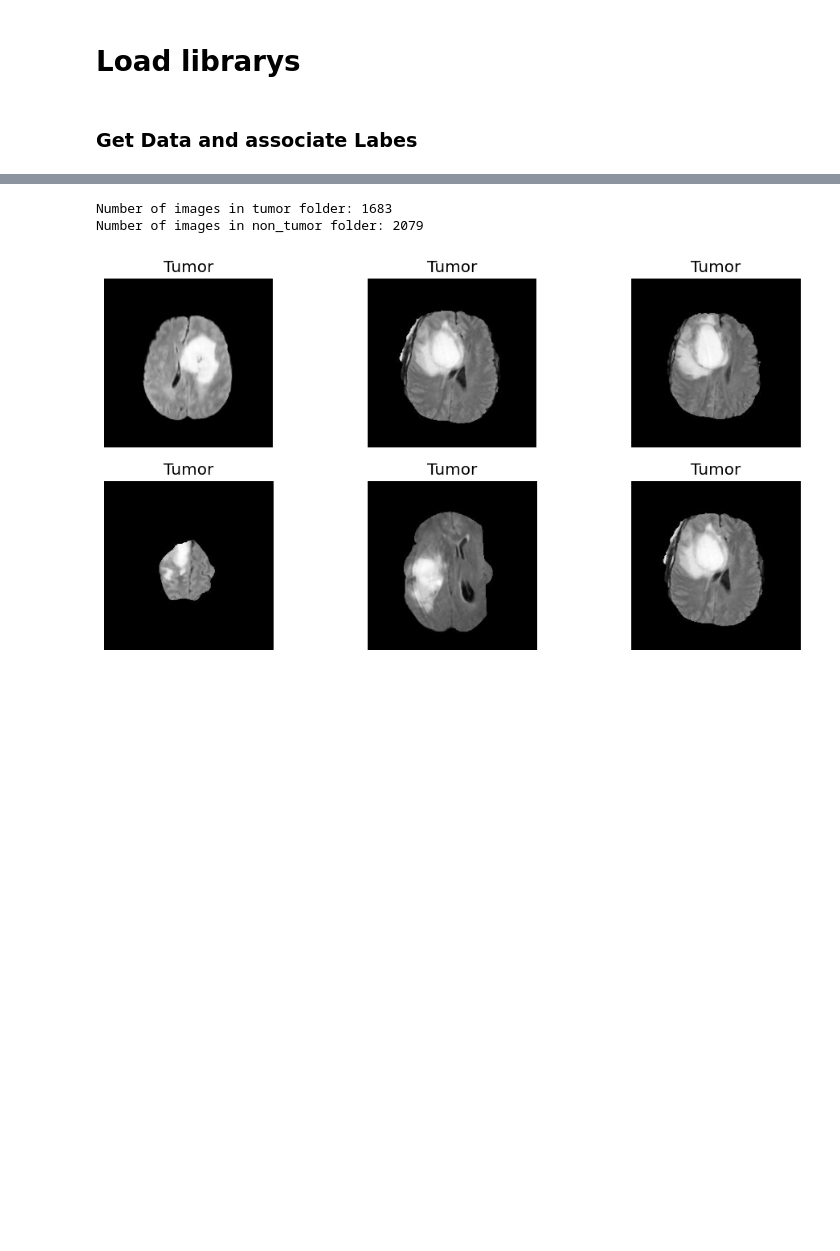
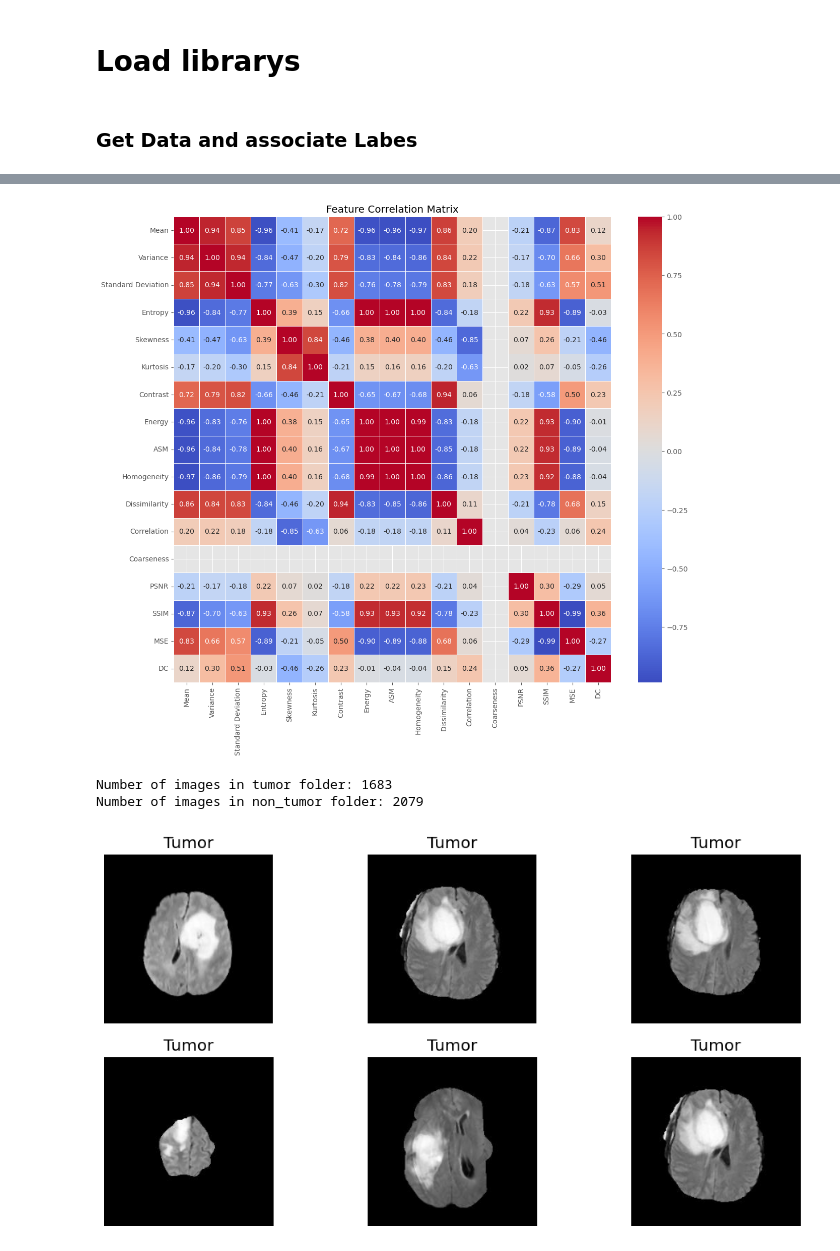
Before and after one commit to grahanoi/classifier_brain_tumor, a Jupyter notebook: main.ipynb, the cells around one changed output, grey strips where cells are left out. Drawn from its saved outputs; the diff is of its cells as text; code cells hidden in the pictures; blank space fills up the shorter version.

Commit message:
display dataset

```diff
--- a/main.ipynb
+++ b/main.ipynb
@@ -28,0 +42,5 @@ z.extractall('data')
+# %%
+# Overview of the data
+flie_path = 'data/bt_dataset_t3.csv'
+df = pd.read_csv(flie_path)
+df.head()
@@ -29,3 +54,17 @@ z.extractall('data')
+# %%
+# Check feature correlations with heatmap
+
+# Drop all non-numeric and target columns for heatmap
+features = df.drop(['Image', 'Target'], axis=1)
+
+# Compute the correlation matrix
+plt.figure(figsize=(14,12))
+correlation_matrix = features.corr()
+sns.heatmap(correlation_matrix, annot=True, cmap='coolwarm', fmt='.2f', linewidths=0.5)
+plt.title('Feature Correlation Matrix')
+plt.show()
+# %% [output]
+[figure, added]
 # %%
 label_csv = pd.read_csv('data/Brain Tumor.csv')
 label_csv.head()
```
Also changed, not shown: parts of 3 cells of this notebook.
